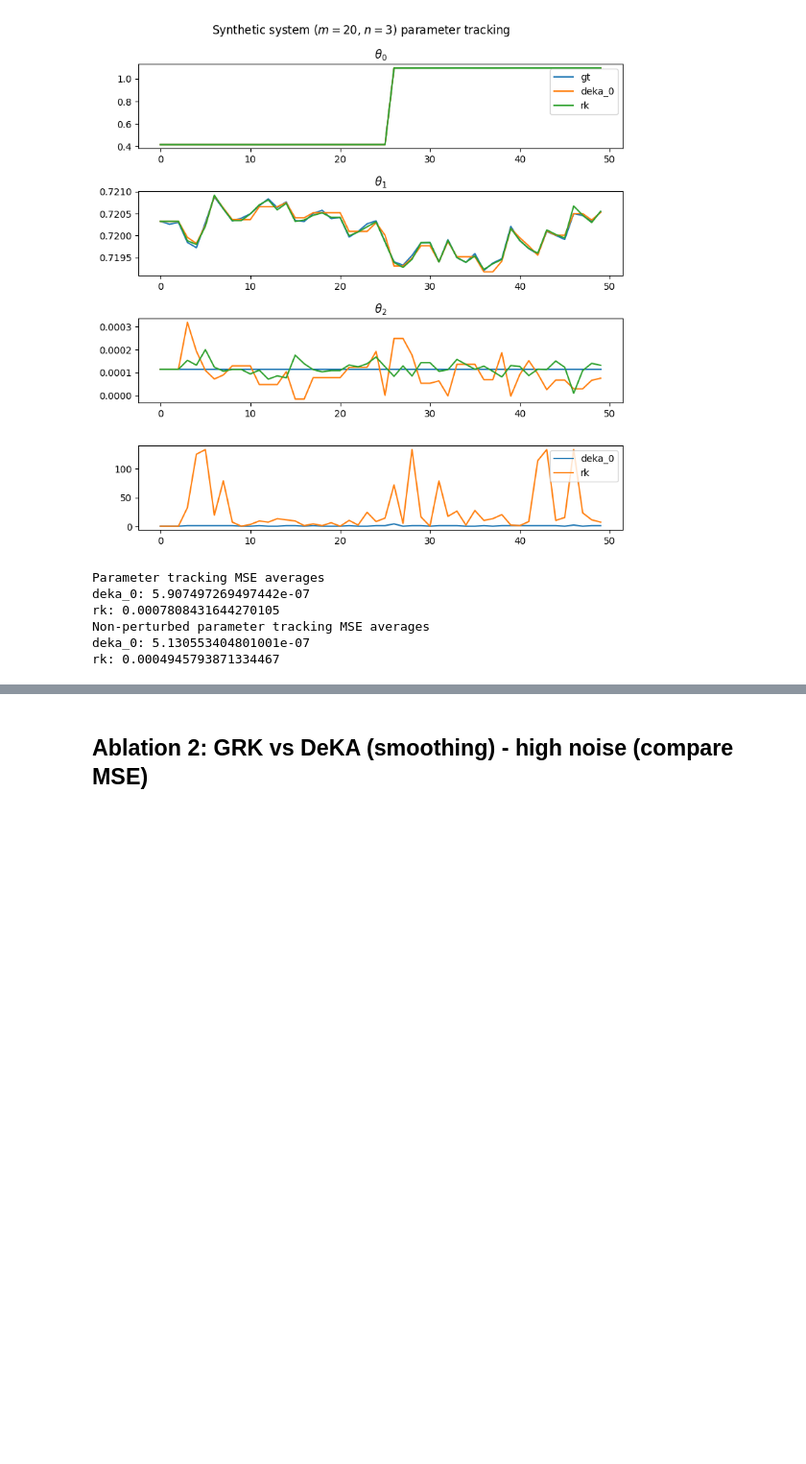
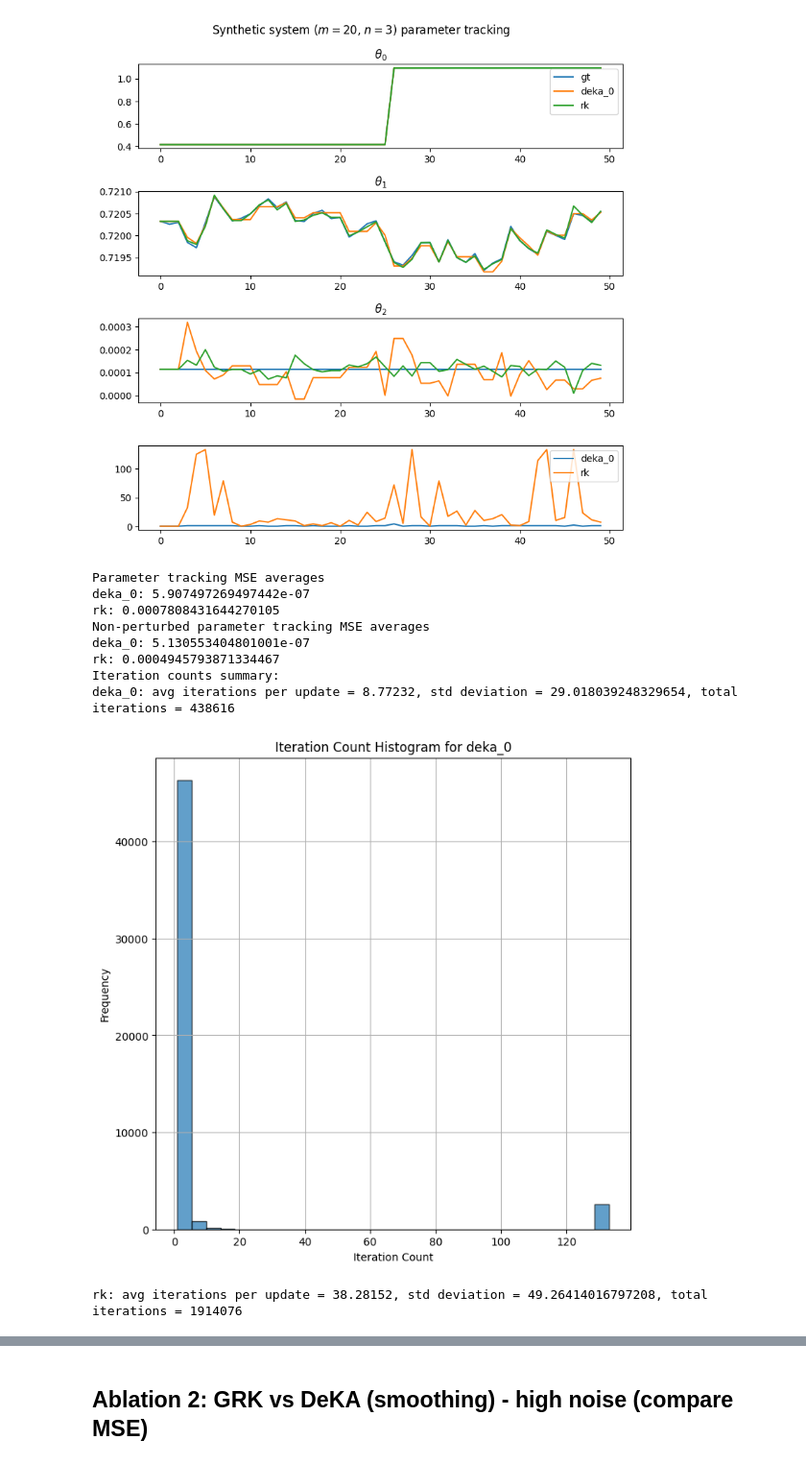
Before and after one commit to ChrisSha0104/Online-Parameter-Estimation-Using-the-Kaczmarz-Method, a Jupyter notebook: python/random_systems.ipynb, the cells around one changed output, grey strips where cells are left out. Shown at 96% size. Saved outputs shown, nothing was run; the diff lists cells and outputs as text; code cells hidden in the pictures; blank space fills up the shorter version.

Commit message:
updated deka vs rk sim

```diff
--- a/python/random_systems.ipynb
+++ b/python/random_systems.ipynb
@@ -170,13 +170,16 @@ p = 3
 nsim = 50
 trials = 1000
 
-filters = [
-    'deka_0',
-    'rk',
-]
+filter_names = [
+        'deka_0',
+        'rk'
+    ]
 
-mse = {f: [] for f in filters}
-non_pert_mse = {f: [] for f in filters}
+mse = {f: [] for f in filter_names}
+non_pert_mse = {f: [] for f in filter_names}
+
+# Create a dictionary to store iteration counts for each update.
+iteration_counts = {f: [] for f in filter_names}
 
 for t in tqdm(range(trials)):
     theta_true = np.random.rand(p, 1)
@@ -214,6 +217,8 @@ for t in tqdm(range(trials)):
             else:
                 estimate = f.iterate(A_k, b_k)
 
+            iteration_counts[name].append(it)
+
             sq_res = np.square(estimate - theta_true)
             trial_mse[name].append(sq_res.mean())
             trial_non_pert_mse[name].append(sq_res[1:].mean())
@@ -233,15 +238,34 @@ for t in tqdm(range(trials)):
 # %%
 print("Parameter tracking MSE averages")
 for name, vals in mse.items():
     print(f"{name}: {np.mean(vals)}")
 
 print("Non-perturbed parameter tracking MSE averages")
 for name, vals in non_pert_mse.items():
     print(f"{name}: {np.mean(vals)}")
+
+print("Iteration counts summary:")
+for name, iters in iteration_counts.items():
+    avg_iters = np.mean(iters)
+    std_iters = np.std(iters)
+    total_iters = np.sum(iters)
+    print(f"{name}: avg iterations per update = {avg_iters}, std deviation = {std_iters}, total iterations = {total_iters}")
+
+    plt.figure()
+    plt.hist(iters, bins=30, alpha=0.7, edgecolor='black')
+    plt.title(f"Iteration Count Histogram for {name}")
+    plt.xlabel("Iteration Count")
+    plt.ylabel("Frequency")
+    plt.grid(True)
+    plt.show()
 # %% [output]
 Parameter tracking MSE averages
 deka_0: 5.907497269497442e-07
 rk: 0.0007808431644270105
 Non-perturbed parameter tracking MSE averages
 deka_0: 5.130553404801001e-07
 rk: 0.0004945793871334467
+Iteration counts summary:
+deka_0: avg iterations per update = 8.77232, std deviation = 29.018039248329654, total iterations = 438616
+[figure, added]
+rk: avg iterations per update = 38.28152, std deviation = 49.26414016797208, total iterations = 1914076
```
Also changed, not shown: parts of 1 cell of this notebook.
